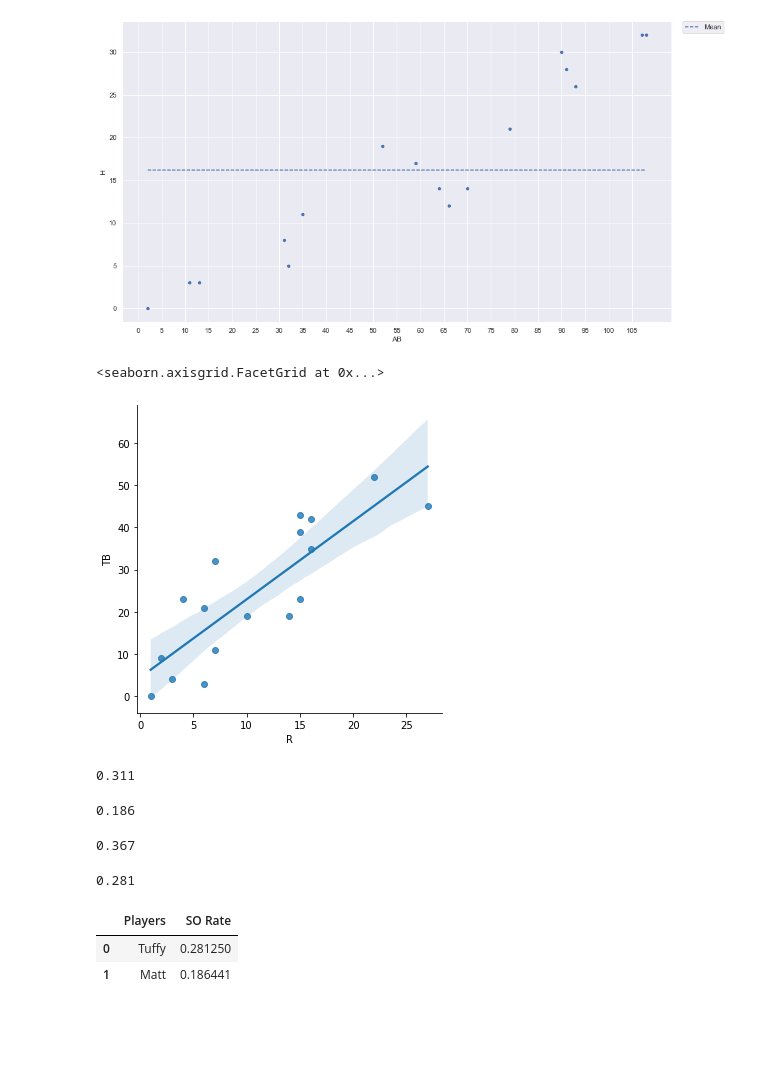
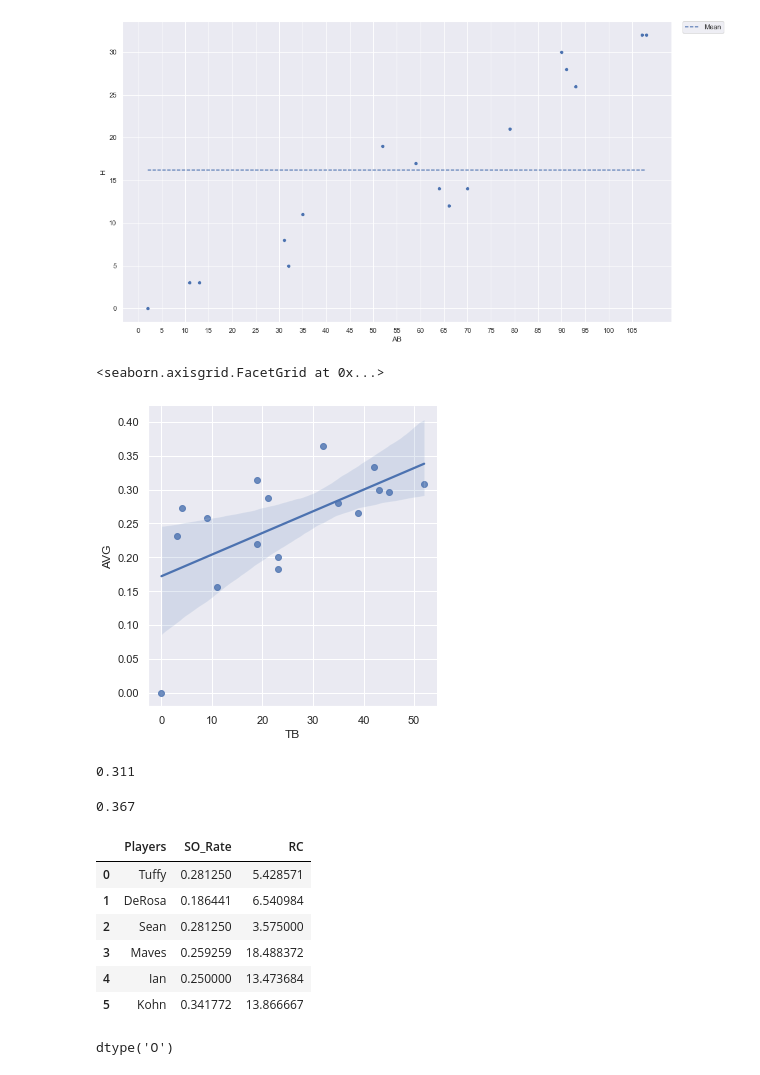
Before and after one commit to MicahlDeRosa/Baseball_stats, a Jupyter notebook: updated.ipynb, the cells around one changed output. Saved outputs shown, nothing was run; the diff lists cells and outputs as text; code cells hidden in the pictures; blank space fills up the shorter version.

Commit message:
breaking down the data

```diff
--- a/updated.ipynb
+++ b/updated.ipynb
@@ -64,16 +84,16 @@ sb.set(rc = {'figure.figsize':(16,9)})
 # %%
 team_GP = team.sort_values(by='AB', ascending=False)
 ops = team_GP[['Player', 'OPS']]
 
 totalbags = team_GP[['Player', 'AB', 'TB']]
 
 runs = team_GP[['Player', 'AB', 'R']]
 
 
-sb.lmplot(x='R', y='TB', data=team)
+sb.lmplot(x='TB', y='AVG', data=team)
 # %% [output]
 <seaborn.axisgrid.FacetGrid at 0x...>
-[figure, old version]
+[figure, new version]
 # %%
 #total base percentage
 derosa_H = team.loc[6].at['H']
@@ -86,12 +107,6 @@ TBP = (derosa_H + derosa_BB + derosa_HBP) / (derosa_AB + derosa_BB + derosa_HBP)
 round(TBP,3)
 # %% [output]
 0.311
-# %%
-#strikeout ratio
-SO = derosa_SO / derosa_AB
-round(SO, 3)
-# %% [output]
-0.186
 # %%
 #total base percentage
 tuffy_H = team.loc[12].at['H']
@@ -104,8 +119,3 @@ TBP1 = (tuffy_H + tuffy_BB + tuffy_HBP) / (tuffy_AB + tuffy_BB + tuffy_HBP)
 round(TBP1,3)
 # %% [output]
 0.367
-# %%
-SO1 = tuffy_SO / tuffy_AB
-round(SO1, 3)
-# %% [output]
-0.281
@@ -112,8 +173,17 @@ round(SO1, 3)
 # %%
-SO_data = [['Tuffy', SO1], ['Matt', SO]]
-SO_df = pd.DataFrame(SO_data, columns=['Players', 'SO Rate'])
+SO_data = [['Tuffy', SO1, RC1], ['DeRosa', SO, RC], ['Sean', SO2, RC2],['Maves', SO3, RC3], ['Ian', SO4, RC4], ['Kohn', SO5, RC5]]
+SO_df = pd.DataFrame(SO_data, columns=['Players', 'SO_Rate', ' RC'])
 SO_df
 # %% [output]
-|  | Players | SO Rate |
-| 0 | Tuffy | 0.281250 |
-| 1 | Matt | 0.186441 |
+|  | Players | SO_Rate | RC |
+| 0 | Tuffy | 0.281250 | 5.428571 |
+| 1 | DeRosa | 0.186441 | 6.540984 |
+| 2 | Sean | 0.281250 | 3.575000 |
+| 3 | Maves | 0.259259 | 18.488372 |
+| 4 | Ian | 0.250000 | 13.473684 |
+| 5 | Kohn | 0.341772 | 13.866667 |
+# %%
+team.loc[0].dtypes
+SO_df.loc[0].dtypes
+# %% [output]
+dtype('O')
```
Also changed, not shown: parts of 10 cells of this notebook.
